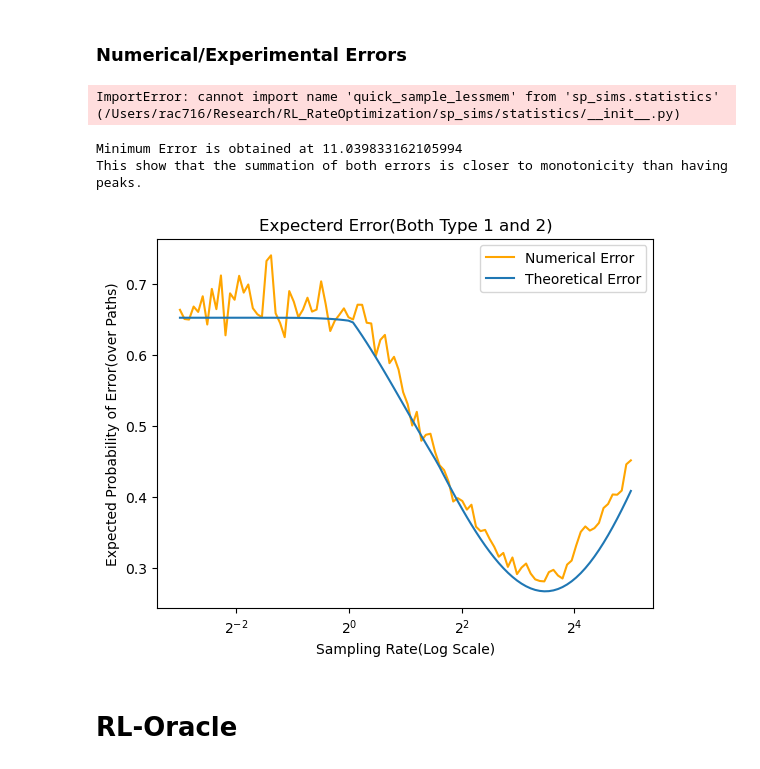
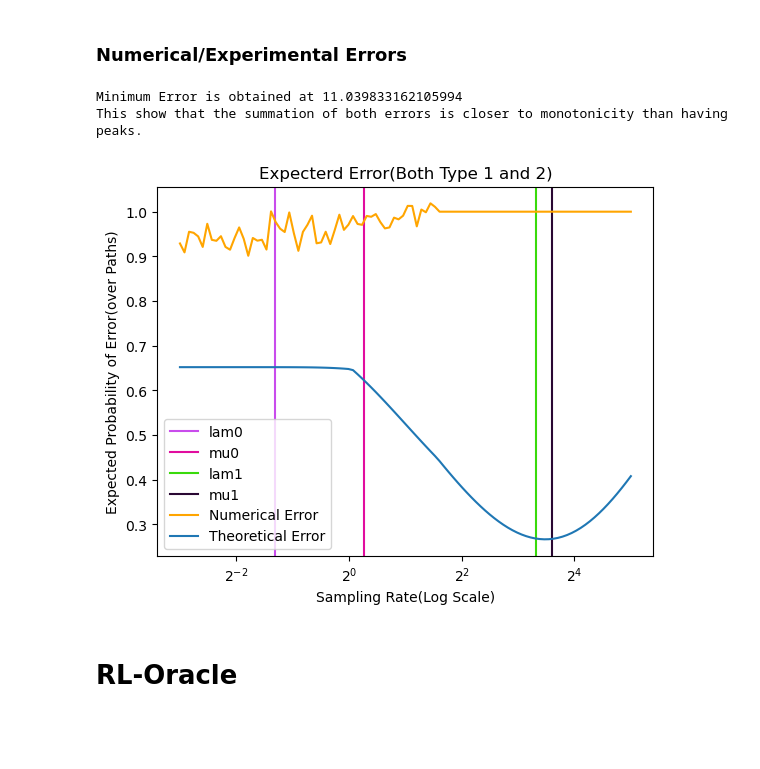
Before and after one commit to ottersome/RL_SamplingRate, a Jupyter notebook: ground_truth.ipynb, the cells around one changed output. Saved outputs shown, nothing was run; the diff lists cells and outputs as text; code cells hidden in the pictures; blank space fills up the shorter version.

```diff
--- a/ground_truth.ipynb
+++ b/ground_truth.ipynb
@@ -412,9 +439,7 @@ for srIdx, cur_samp_rate in enumerate(samp_rates):
 ### Numerical/Experimental Errors
 # %%
 # Redo the testing experiments
-from sp_sims.detectors.pearsonneyman import *
-from sp_sims.statistics.statistics import quick_sample_lessmem
-true_values = np.random.choice(2,args.detection_guesses)
+import importlib
 
 np.random.seed(0)
 hts, sts = ([],[])
@@ -442,23 +467,24 @@ for i in tqdm(np.arange(args.detection_guesses)):
         true_p1 = true_p1s[srIdx]
 
         #LG: How many of the baseline intervals fit into the slow rate interval
-        decimateInterval = int(base_samp_rate/cur_samp_rate)
+        #decimateInterval = int(base_samp_rate/cur_samp_rate)
         #tmpSampTape = sampled_tape[0::decimateInterval]
         # If you use decimation you get a less accurate
+        ##tmpSampTape = quick_sample(cur_samp_rate, sts[i],hts[i])
         tmpSampTape, replicas = quick_sample_lessmem(cur_samp_rate, sts[i],hts[i], max_samples = args.num_samples)
         # Limit the Sample
         ############################################
         # Option 2 with limited number of samples ##
         ############################################
-        #limited_sampled_tape = tmpSampTape[0:args.num_samples]
-        min_length = np.min([len(limited_sampled_tape), min_length])# Debugging Stat
-        #guesses[srIdx, i] = take_a_guess(limited_sampled_tape,replicas true_p0, true_p1)
+        #min_length = np.min([len(tmpS), min_length])# Debugging Stat
 
-        guesses[srIdx, i] = multiplicity_guess(limited_sampled_tape,replicas, true_p0, true_p1)
+        ##limited_sampled_tape = tmpSampTape[0:args.num_samples]
+        ##guesses[srIdx, i] = take_a_guess(limited_sampled_tape,true_p0, true_p1)
+        guesses[srIdx, i] = multiplicity_guess(tmpSampTape,replicas, true_p0, true_p1)
 
 num_negs = np.sum(true_values == 0)#TN + FP
 num_pos = np.sum(true_values == 1)#TP + FN
-print("Min Length reached is ", min_length)
+#print("Min Length reached is ", min_length)
 
 fprs,fnrs = ([],[])
 hit_rates = []
@@ -476,29 +502,31 @@ for srIdx, cur_samp_rate in enumerate(samp_rates):
 fprs = np.array(fprs)
 fnrs = np.array(fnrs)
 tot_error = fprs+ fnrs
-# %% [output]
-ImportError: cannot import name 'quick_sample_lessmem' from 'sp_sims.statistics' (/Users/rac716/Research/RL_RateOptimization/sp_sims/statistics/__init__.py)
 # %%
 #meep = np.apply_along_axis(prob_of_path, 1, paths, true_p0s[srIdx],true_p1s[srIdx])
 #print(len(meep))
 #print(meep)
 #plt.plot(samp_rates, hit_rates, color='red', label='Accuracy', alpha=0.2)
 #plt.plot(samp_rates, fprs, color='green', label='Type 1 Error', alpha=0.2)
 #plt.plot(samp_rates, fnrs, color='purple', label='Type 2 Error', alpha=0.2)
+ratess = {"lam0":4/10,"mu0":12/10,"lam1":100/10,"mu1":122/10}
+for k,v in ratess.items():
+    plt.axvline(x=v,label=k,c=np.random.rand(3,))
+
 plt.plot(samp_rates, tot_error, color='orange', label='Numerical Error')
 plt.plot(samp_rates, probs, label='Theoretical Error')
 plt.title('Expecterd Error(Both Type 1 and 2)')
 print('Minimum Error is obtained at {}'.format(samp_rates[np.argmin(probs)]))
 plt.xscale('log', base=2)
 plt.legend()
 plt.xlabel('Sampling Rate(Log Scale)')
 plt.ylabel('Expected Probability of Error(over Paths)')
 print('This show that the summation of both errors is closer to monotonicity than having peaks.')
 plt.show()
 # %% [output]
 Minimum Error is obtained at 11.039833162105994
 This show that the summation of both errors is closer to monotonicity than having peaks.
-[figure, old version]
+[figure, new version]
 # %%
 # Just Checking the Probability Per Hypothesis.
 # See If Probabilities Change:
```
Also changed, not shown: parts of 6 cells of this notebook, 4 other files.
